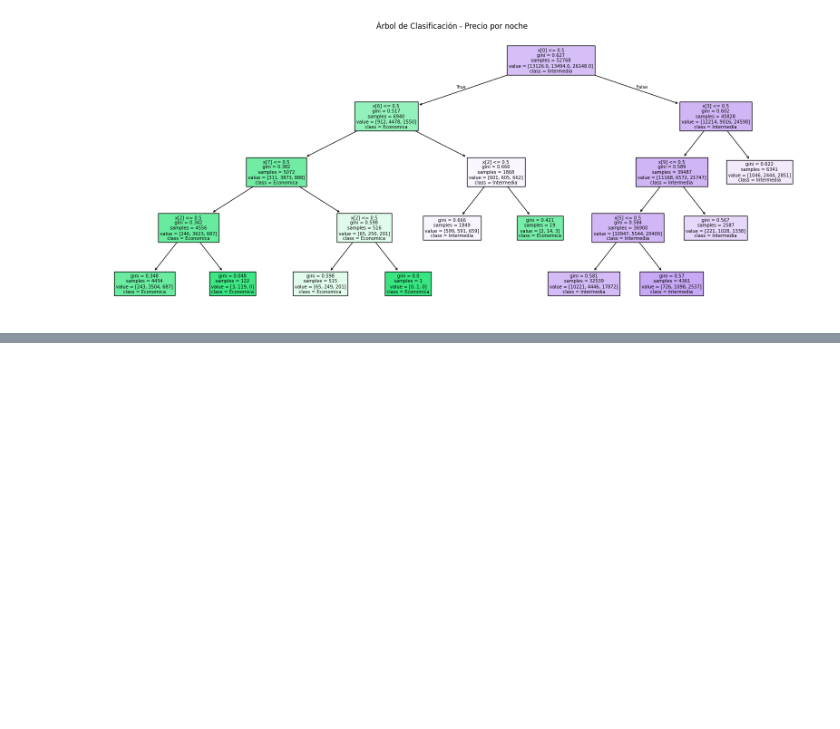
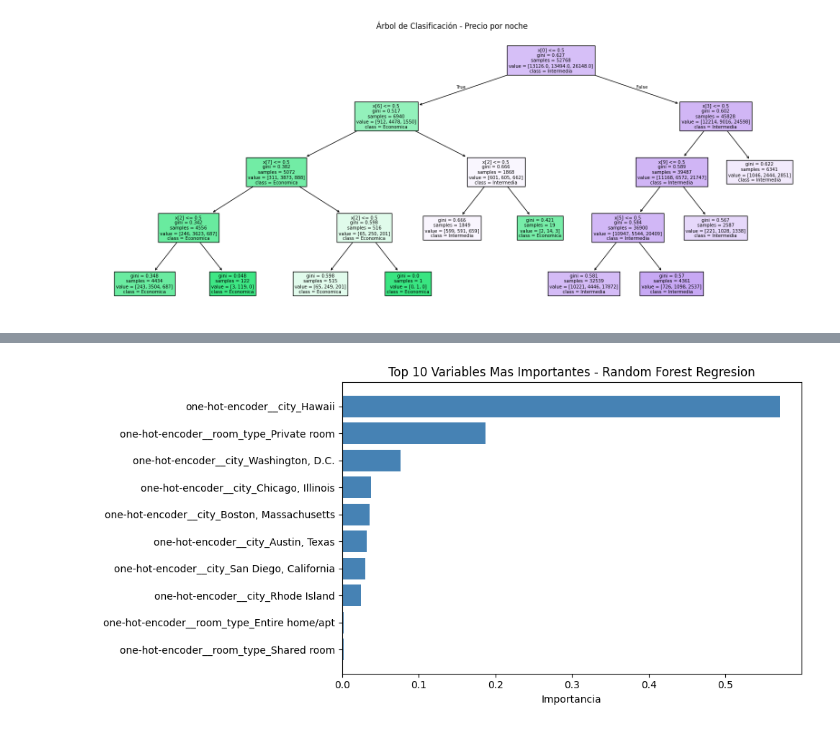
Before and after one commit to Hugo2049/laboratorio-4-mineria, a Jupyter notebook: lab4.ipynb, the cells around one changed output, grey strips where cells are left out. Saved outputs shown, nothing was run; the diff lists cells and outputs as text; code cells hidden in the pictures; blank space fills up the shorter version.

```diff
--- a/lab4.ipynb
+++ b/lab4.ipynb
@@ -754,0 +1016,25 @@ plt.show()
+# %%
+# Importancia de variables - Random Forest
+best_rf_reg = grid_rf_reg.best_estimator_
+importances_reg = best_rf_reg.named_steps['regressor'].feature_importances_
+
+# Obtener nombres de features del preprocessor completo
+feature_names = best_rf_reg.named_steps['preprocessor'].get_feature_names_out()
+all_features_reg = list(feature_names)
+
+# Si no coinciden, usar nombres genéricos
+if len(all_features_reg) != len(importances_reg):
+    all_features_reg = [f'feature_{i}' for i in range(len(importances_reg))]
+
+imp_df_reg = pd.DataFrame({'Variable': all_features_reg, 'Importancia': importances_reg})
+imp_df_reg = imp_df_reg.sort_values('Importancia', ascending=False).head(10)
+
+plt.figure(figsize=(10, 5))
+plt.barh(imp_df_reg['Variable'], imp_df_reg['Importancia'], color='steelblue')
+plt.title('Top 10 Variables Mas Importantes - Random Forest Regresion')
+plt.xlabel('Importancia')
+plt.gca().invert_yaxis()
+plt.tight_layout()
+plt.show()
+# %% [output]
+[figure, added]
```
Also changed, not shown: parts of 21 cells of this notebook.
